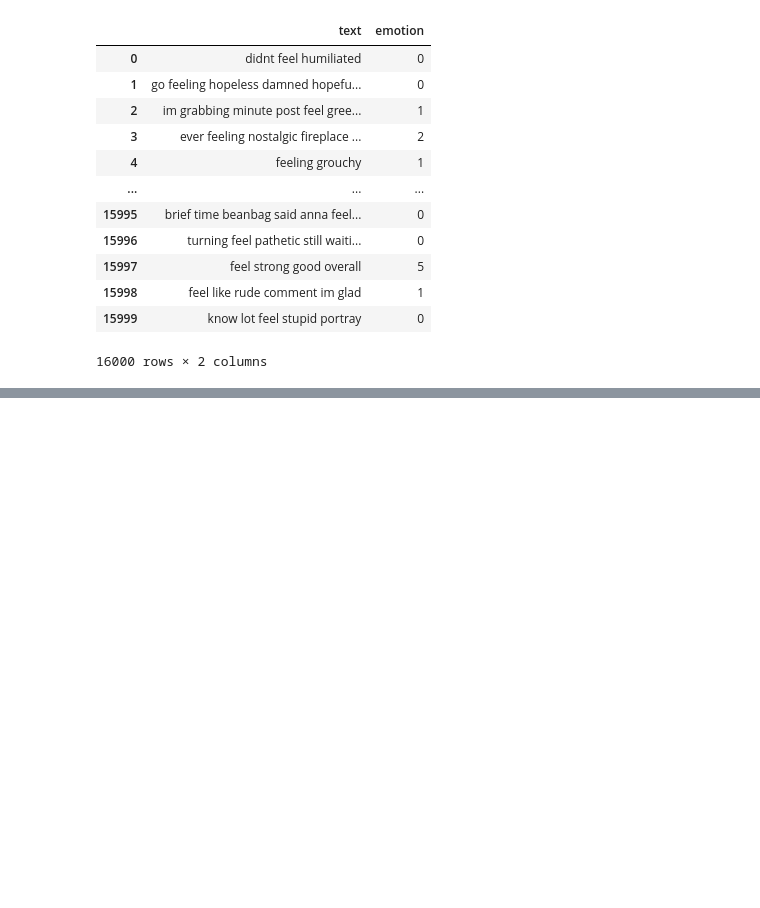
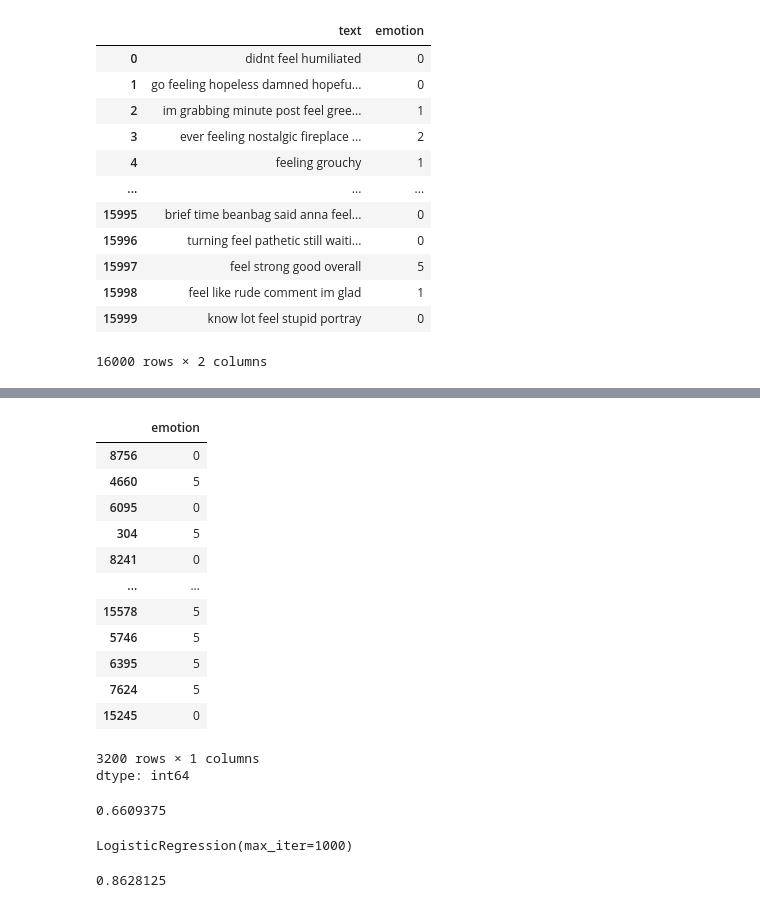
Before and after one commit to zamman365-glitch/NLP, a Jupyter notebook: NLP(machine_Learning).ipynb, the cells around one changed output, grey strips where cells are left out. Saved outputs shown, nothing was run; the diff lists cells and outputs as text; code cells hidden in the pictures; blank space fills up the shorter version.

```diff
--- a/NLP(machine_Learning).ipynb
+++ b/NLP(machine_Learning).ipynb
@@ -159,0 +230,29 @@ df
+# %%
+y_test
+# %% [output]
+|  | emotion |
+| 8756 | 0 |
+| 4660 | 5 |
+| 6095 | 0 |
+| 304 | 5 |
+| 8241 | 0 |
+| ... | ... |
+| 15578 | 5 |
+| 5746 | 5 |
+| 6395 | 5 |
+| 7624 | 5 |
+| 15245 | 0 |
+3200 rows × 1 columns
+dtype: int64
+# %%
+tfidf_vectorizer = TfidfVectorizer()
+X_train_tfidf=tfidf_vectorizer.fit_transform(X_train)
+X_test_tfidf=tfidf_vectorizer.transform(X_test)
+
+
+nb2_model = MultinomialNB()
+nb2_model.fit(X_train_tfidf, y_train)
+y_tfidf = nb2_model.predict(X_test_tfidf)
+print(accuracy_score(y_test, y_tfidf))
+# %% [output]
+0.6609375
@@ -159,0 +261,5 @@ df
+# %%
+logistic_model=LogisticRegression(max_iter=1000)
+logistic_model.fit(X_train_tfidf,y_train)
+# %% [output]
+LogisticRegression(max_iter=1000)
@@ -159,0 +268,4 @@ df
+# %%
+print(accuracy_score(y_test,log_pred))
+# %% [output]
+0.8628125
```
Also changed, not shown: parts of 21 cells of this notebook.
